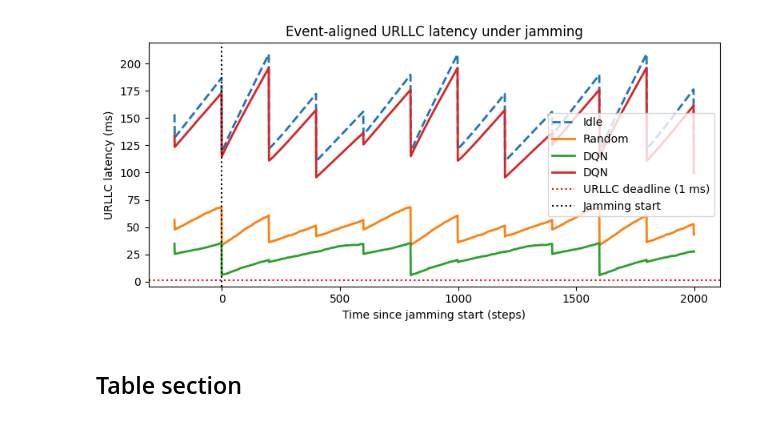
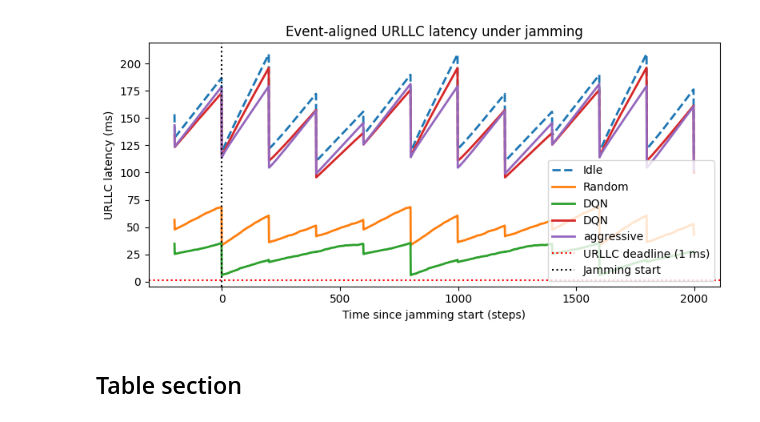
Before and after one commit to ElaheDlv/Resilient_PRB_allocation, a Jupyter notebook: backend/notebooks/validation_clean.ipynb, the cells around one changed output. Cells and saved outputs as stored; diff of their text form; code cells hidden in the pictures.

```diff
--- a/backend/notebooks/validation_clean.ipynb
+++ b/backend/notebooks/validation_clean.ipynb
@@ -86,9 +86,10 @@ IDLE_EVENT_FILE = "../tb_logs/res_validator/idle__20260115_223343__res18_off0_co
 RANDOM_EVENT_FILE = "../tb_logs/res_validator/random__20260115_233825__res18_off0_const5_per8000_dur2000/events.out.tfevents.1768538305.elahe-LEGION-T7-34IAS10.708775.0"
 DQN_EVENT_FILE = "../tb_logs/res_validator/xAppResilientDQNAllocator_20260115_234559_final__20260116_093135__res18_off0_const5_per8000_dur2000/events.out.tfevents.1768573895.elahe-LEGION-T7-34IAS10.731660.0"
 DQN_EVENT_FILE_2 = "../tb_logs/res_validator/xAppResilientDQNAllocator_20260116_103601_final__20260116_134558__res18_off0_const5_per8000_dur2000/events.out.tfevents.1768589158.elahe-LEGION-T7-34IAS10.749424.0"
-
+AGGRESSIVE_FILE = "../tb_logs/res_validator/aggressive__20260116_220216__res18_off0_const5_per8000_dur2000/events.out.tfevents.1768618936.elahe-LEGION-T7-34IAS10.792419.0"
 idle_summary   = event_aligned_latency_summary(IDLE_EVENT_FILE)
 random_summary = event_aligned_latency_summary(RANDOM_EVENT_FILE)
 dqn_summary    = event_aligned_latency_summary(DQN_EVENT_FILE)
 dqn_summary_2    = event_aligned_latency_summary(DQN_EVENT_FILE_2)
+aggressive_summary    = event_aligned_latency_summary(AGGRESSIVE_FILE)
 # %% [output]
@@ -113,34 +114,40 @@ plt.plot(random_summary["t_rel"],
          linewidth=2)
 
 plt.plot(dqn_summary["t_rel"],
          dqn_summary["latency_ms"],
          label="DQN",
          linewidth=2)
 
 plt.plot(dqn_summary_2["t_rel"],
          dqn_summary_2["latency_ms"],
          label="DQN",
          linewidth=2)
 
+plt.plot(aggressive_summary
+["t_rel"],
+         aggressive_summary
+["latency_ms"],
+         label="aggressive",
+         linewidth=2)
 
 plt.axhline(URLLC_DEADLINE_MS,
             color="red",
             linestyle=":",
             label="URLLC deadline (1 ms)")
 
 plt.axvline(0,
             color="black",
             linestyle=":",
             label="Jamming start")
 
 plt.xlabel("Time since jamming start (steps)")
 plt.ylabel("URLLC latency (ms)")
 plt.title("Event-aligned URLLC latency under jamming")
 plt.legend()
 plt.tight_layout()
 plt.show()
 # %% [output]
-[figure, old version]
+[figure, new version]
 # %% [markdown]
 ## Table section
 # %%
```
Also changed, not shown: parts of 7 cells of this notebook, 7 other files.
